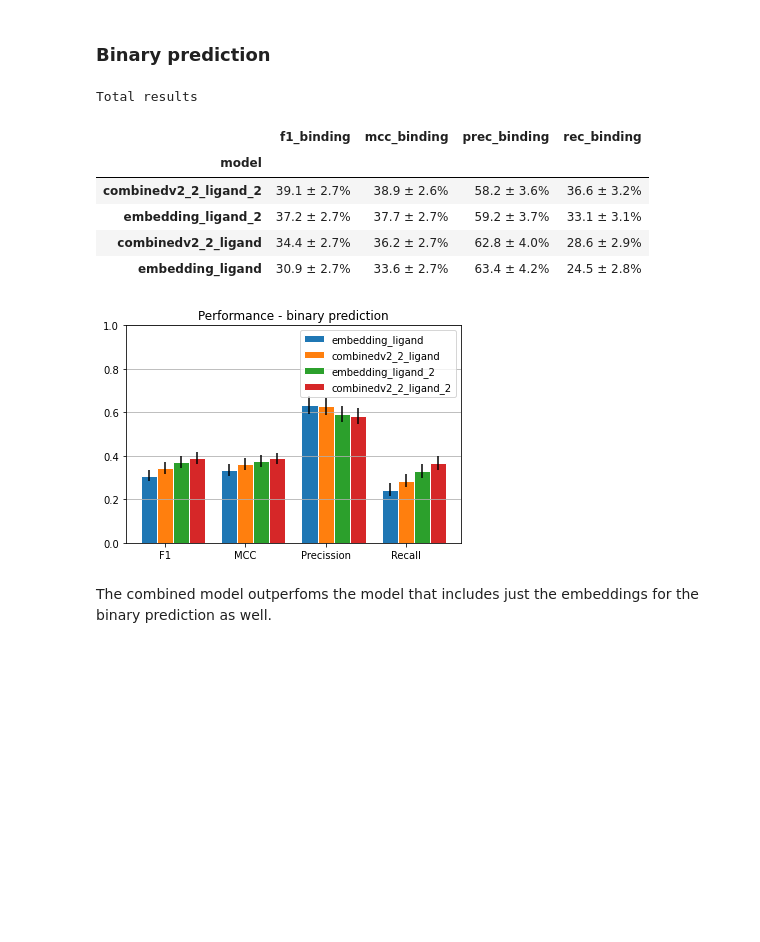
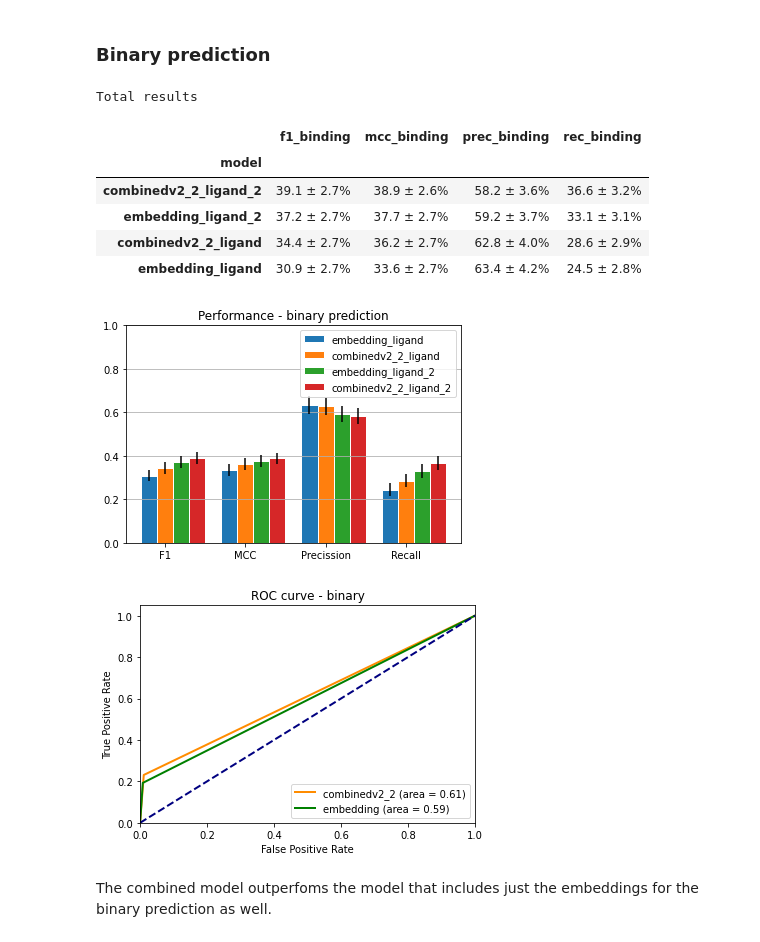
Before and after one commit to gtsitsiridis/bind-af2-embed, a Jupyter notebook: notebooks/train_notebook.ipynb, the cells around one changed output. Drawn from its saved outputs; the diff is of its cells as text; code cells hidden in the pictures; blank space fills up the shorter version.

```diff
--- a/notebooks/train_notebook.ipynb
+++ b/notebooks/train_notebook.ipynb
@@ -416,32 +466,37 @@ For small molecules the combined method outperforms the method with just the emb
 # %%
 print("Total results")
 
 columns = ['f1_binding', 'mcc_binding', 'prec_binding', 'rec_binding']
 df_ligand_1 = df[columns + list(map(lambda x: x + "_ci", columns))]
 df_ligand_1.index = df_ligand_1.index.map(lambda x: x + "_ligand")
 
 columns_2 = ['f1_binding_2', 'mcc_binding_2', 'prec_binding_2', 'rec_binding_2']
 df_ligand_2 = df[columns_2 + list(map(lambda x: x + "_ci", columns_2))]
 df_ligand_2.index = df_ligand_2.index.map(lambda x: x + "_ligand_2")
 df_ligand_2 = df_ligand_2[columns_2 + list(map(lambda x: x + "_ci", columns_2))]
 df_ligand_2.columns = columns + list(map(lambda x: x + "_ci", columns))
 
 
 df_binary = pd.concat([df_ligand_1, df_ligand_2])
 
 display(pretty_performance(df_binary, columns))
 
 fig, ax = plt.subplots()
 ax.set_title("Performance - binary prediction")
 plot_multimodel_performance(df_binary, columns, ax)
+
+fig, ax = plt.subplots()
+ax.set_title("ROC curve - binary")
+plot_rocs(predictions, ax, 'binding')
 # %% [output]
 Total results
 |  | f1_binding | mcc_binding | prec_binding | rec_binding |
 | model |  |  |  |  |
 | combinedv2_2_ligand_2 | 39.1 ± 2.7% | 38.9 ± 2.6% | 58.2 ± 3.6% | 36.6 ± 3.2% |
 | embedding_ligand_2 | 37.2 ± 2.7% | 37.7 ± 2.7% | 59.2 ± 3.7% | 33.1 ± 3.1% |
 | combinedv2_2_ligand | 34.4 ± 2.7% | 36.2 ± 2.7% | 62.8 ± 4.0% | 28.6 ± 2.9% |
 | embedding_ligand | 30.9 ± 2.7% | 33.6 ± 2.7% | 63.4 ± 4.2% | 24.5 ± 2.8% |
 [figure]
+[figure, added]
 # %% [markdown]
 The combined model outperfoms the model that includes just the embeddings for the binary prediction as well.
```
Also changed, not shown: parts of 30 cells of this notebook.
